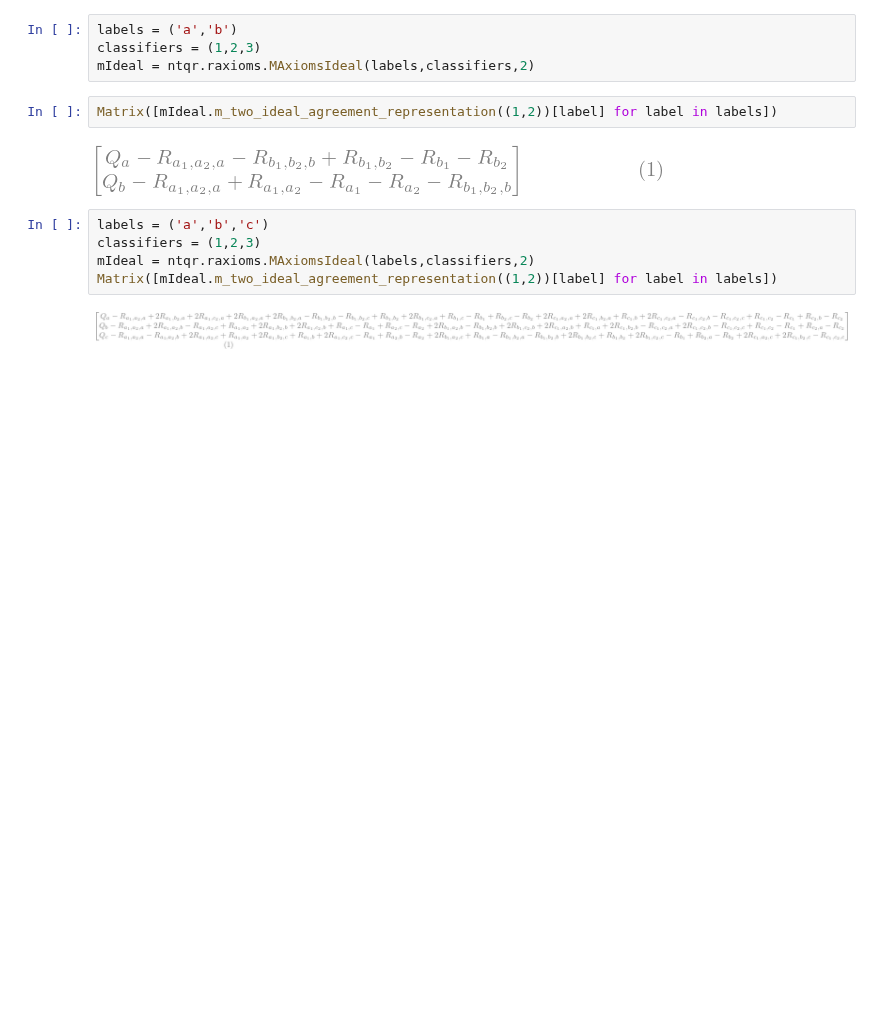
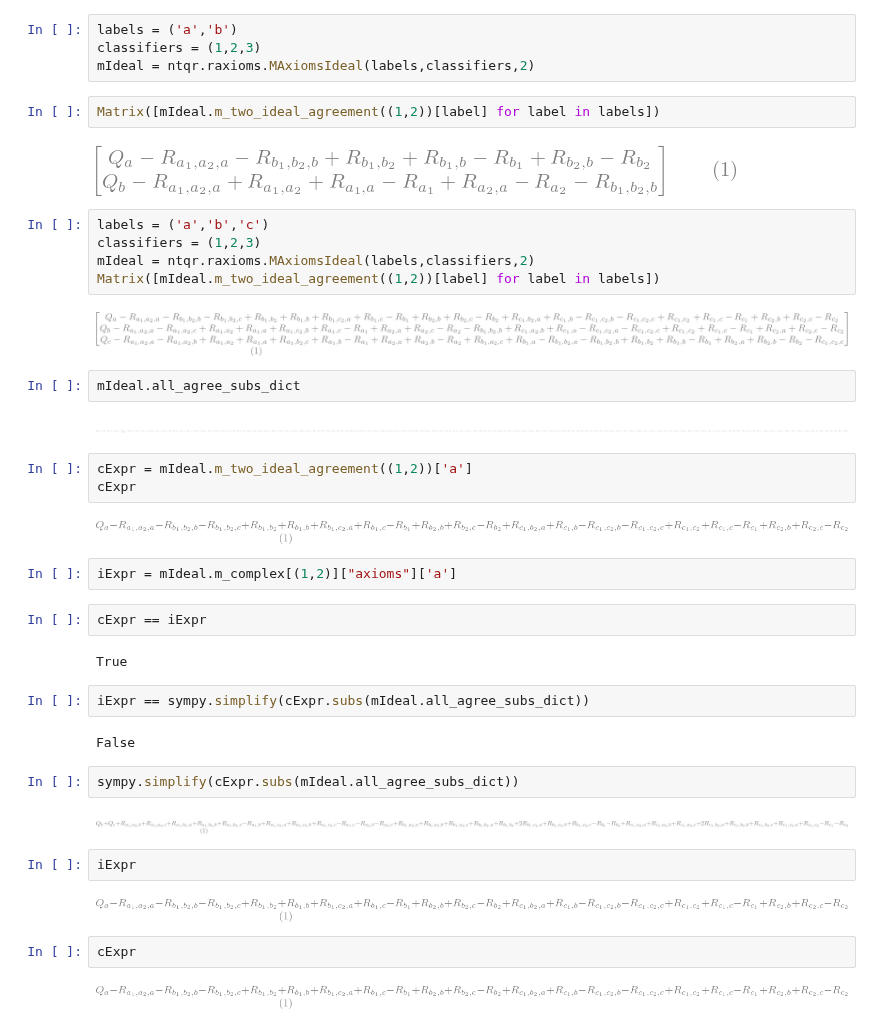
Before and after one commit to andrescorrada/IntroductionToAlgebraicEvaluation, a Jupyter notebook: python/docs/source/notebooks/ProvingTheAxioms.ipynb, the cells around one changed output. Cells and saved outputs as stored; diff of their text form; blank space fills up the shorter version.

```diff
--- a/python/docs/source/notebooks/ProvingTheAxioms.ipynb
+++ b/python/docs/source/notebooks/ProvingTheAxioms.ipynb
@@ -25,13 +25,44 @@ labels = ('a','b')
 classifiers = (1,2,3)
 mIdeal = ntqr.raxioms.MAxiomsIdeal(labels,classifiers,2)
 # %%
-Matrix([mIdeal.m_two_ideal_agreement_representation((1,2))[label] for label in labels])
+Matrix([mIdeal.m_two_ideal_agreement((1,2))[label] for label in labels])
 # %% [output]
-[figure, old version]
+[figure, new version]
 # %%
 labels = ('a','b','c')
 classifiers = (1,2,3)
 mIdeal = ntqr.raxioms.MAxiomsIdeal(labels,classifiers,2)
-Matrix([mIdeal.m_two_ideal_agreement_representation((1,2))[label] for label in labels])
+Matrix([mIdeal.m_two_ideal_agreement((1,2))[label] for label in labels])
 # %% [output]
-[figure, old version]
+[figure, new version]
+# %%
+mIdeal.all_agree_subs_dict
+# %% [output]
+[figure, added]
+# %%
+cExpr = mIdeal.m_two_ideal_agreement((1,2))['a']
+cExpr
+# %% [output]
+[figure, added]
+# %%
+iExpr = mIdeal.m_complex[(1,2)]["axioms"]['a']
+# %%
+cExpr == iExpr
+# %% [output]
+True
+# %%
+iExpr == sympy.simplify(cExpr.subs(mIdeal.all_agree_subs_dict))
+# %% [output]
+False
+# %%
+sympy.simplify(cExpr.subs(mIdeal.all_agree_subs_dict))
+# %% [output]
+[figure, added]
+# %%
+iExpr
+# %% [output]
+[figure, added]
+# %%
+cExpr
+# %% [output]
+[figure, added]
```
Also changed, not shown: parts of 12 cells of this notebook, 2 other files.
